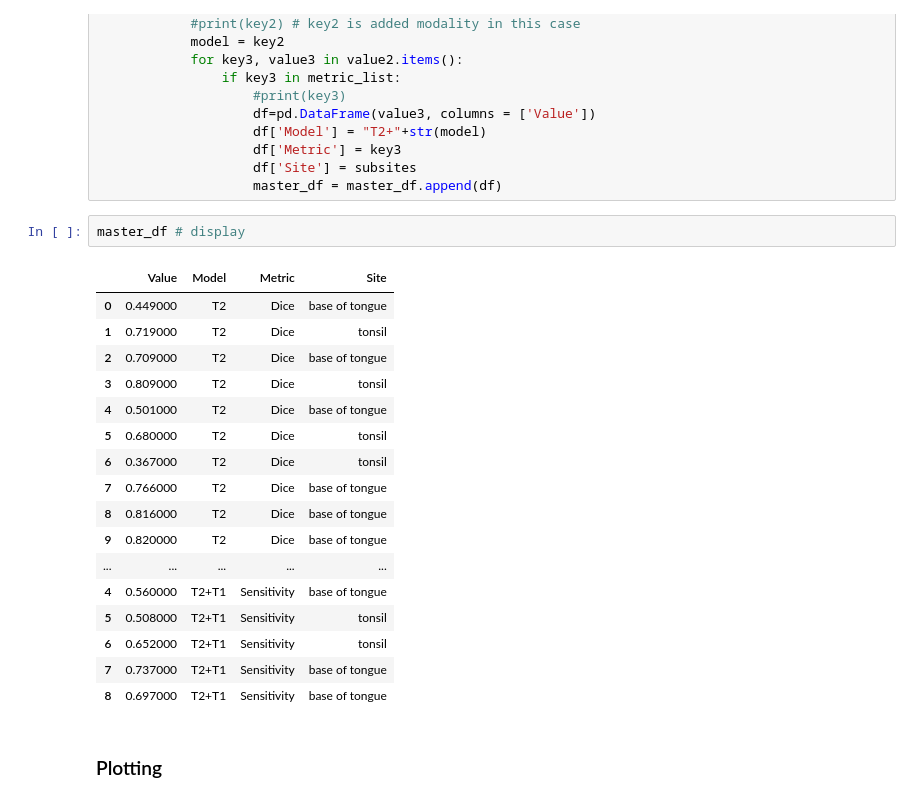
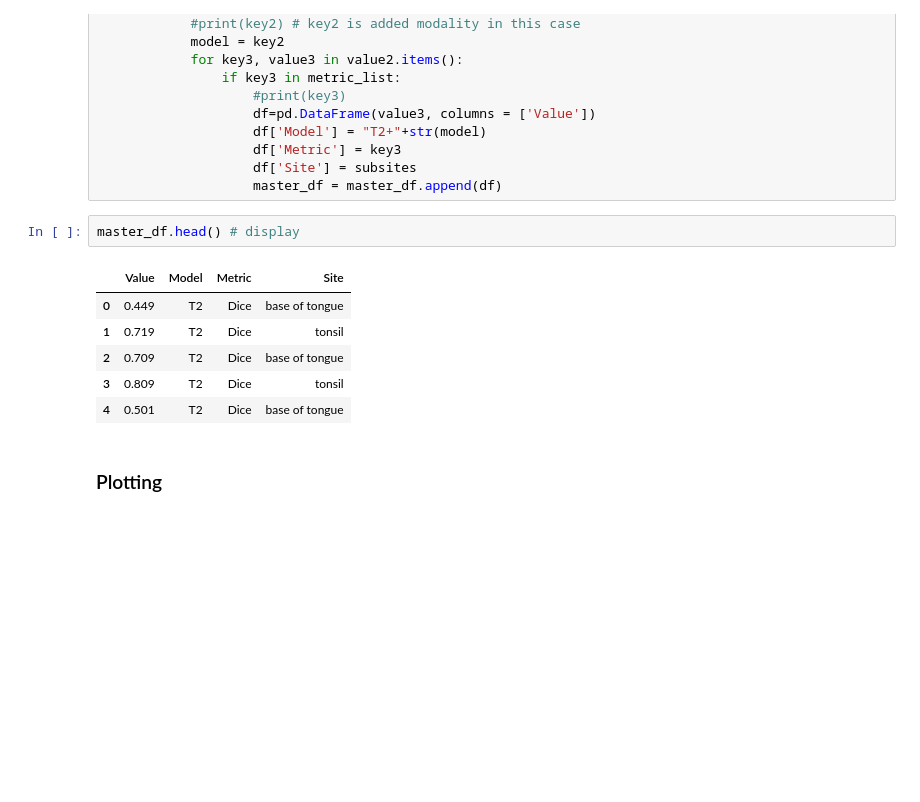
Before and after one commit to kwahid/mpMRI_OPC_GTVp_segmentation, a Jupyter notebook: mpMRI_data_dict_analysis_github.ipynb, the cells around one changed output. Cells and saved outputs as stored; diff of their text form; blank space fills up the shorter version.

```diff
--- a/mpMRI_data_dict_analysis_github.ipynb
+++ b/mpMRI_data_dict_analysis_github.ipynb
@@ -339,25 +347,14 @@ for key, value in data.items():
                     df['Site'] = subsites
                     master_df = master_df.append(df)
 # %%
-master_df # display
+master_df.head() # display
 # %% [output]
 |  | Value | Model | Metric | Site |
-| 0 | 0.449000 | T2 | Dice | base of tongue |
-| 1 | 0.719000 | T2 | Dice | tonsil |
-| 2 | 0.709000 | T2 | Dice | base of tongue |
-| 3 | 0.809000 | T2 | Dice | tonsil |
-| 4 | 0.501000 | T2 | Dice | base of tongue |
-| 5 | 0.680000 | T2 | Dice | tonsil |
-| 6 | 0.367000 | T2 | Dice | tonsil |
-| 7 | 0.766000 | T2 | Dice | base of tongue |
-| 8 | 0.816000 | T2 | Dice | base of tongue |
-| 9 | 0.820000 | T2 | Dice | base of tongue |
-| ... | ... | ... | ... | ... |
-| 4 | 0.560000 | T2+T1 | Sensitivity | base of tongue |
-| 5 | 0.508000 | T2+T1 | Sensitivity | tonsil |
-| 6 | 0.652000 | T2+T1 | Sensitivity | tonsil |
-| 7 | 0.737000 | T2+T1 | Sensitivity | base of tongue |
-| 8 | 0.697000 | T2+T1 | Sensitivity | base of tongue |
+| 0 | 0.449 | T2 | Dice | base of tongue |
+| 1 | 0.719 | T2 | Dice | tonsil |
+| 2 | 0.709 | T2 | Dice | base of tongue |
+| 3 | 0.809 | T2 | Dice | tonsil |
+| 4 | 0.501 | T2 | Dice | base of tongue |
 # %% [markdown]
 ### Plotting <a name="plot2"></a>
 # %%
```
Also changed, not shown: parts of 9 cells of this notebook, 1 other file.
